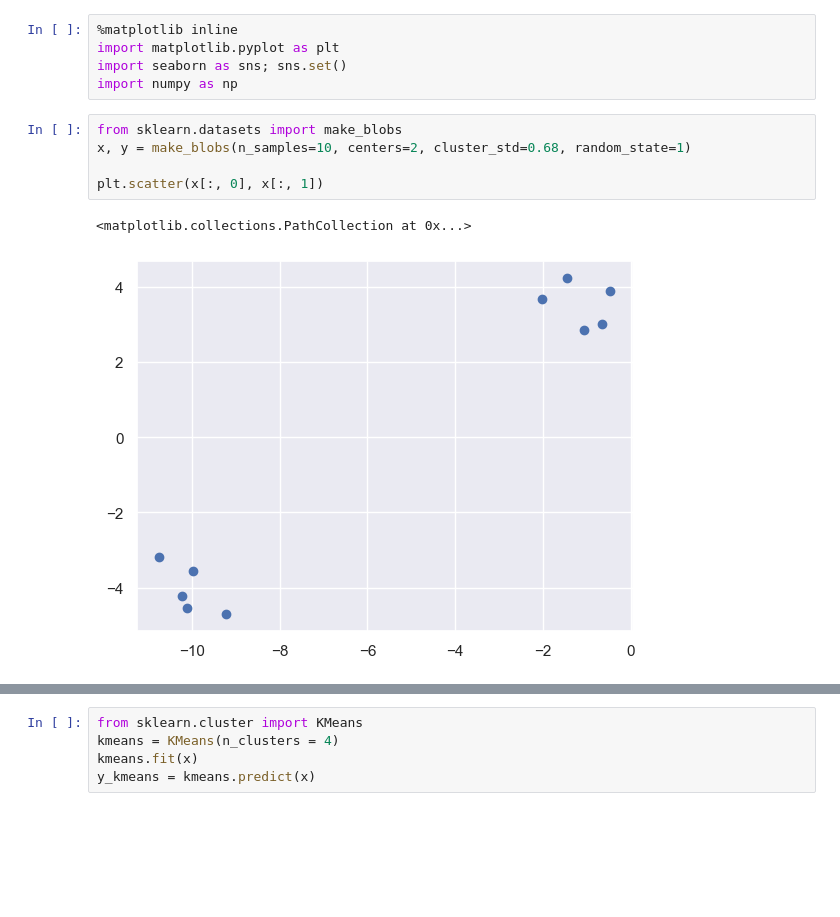
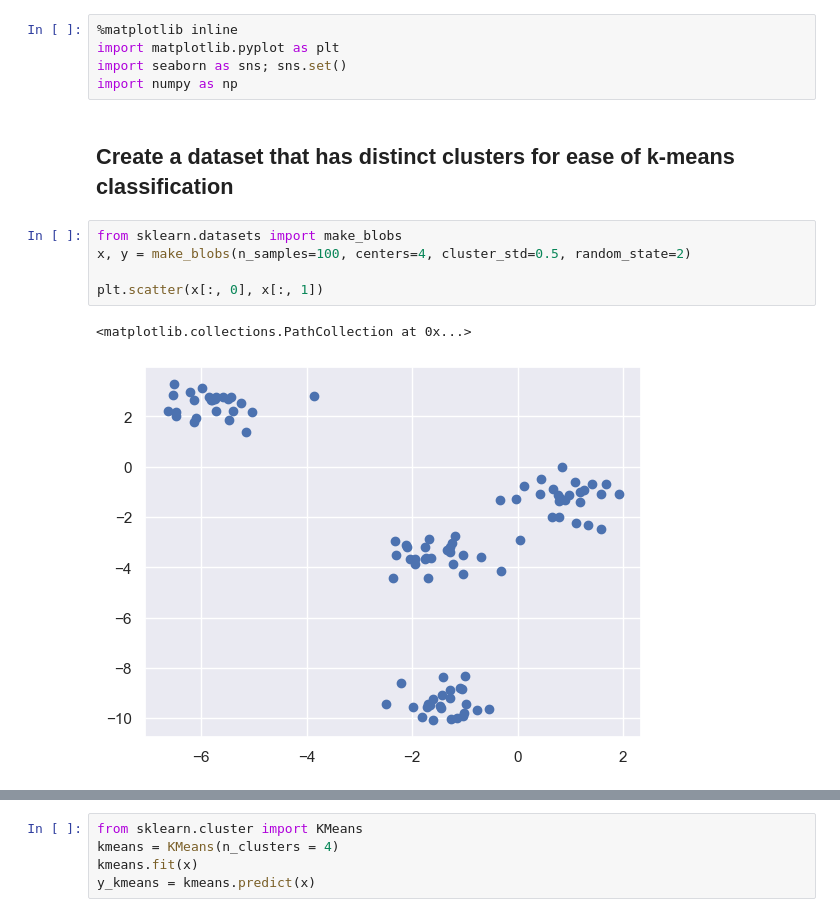
Before and after one commit to justanotherinternetguy/AI-ML, a Jupyter notebook: K-algs/KNN-Scratch/knn.ipynb, the cells around one changed output, grey strips where cells are left out. Cells and saved outputs as stored; diff of their text form; blank space fills up the shorter version.

```diff
--- a/K-algs/KNN-Scratch/knn.ipynb
+++ b/K-algs/KNN-Scratch/knn.ipynb
@@ -3,11 +3,13 @@
 import matplotlib.pyplot as plt
 import seaborn as sns; sns.set()
 import numpy as np
-# %%
-from sklearn.datasets import make_blobs
-x, y = make_blobs(n_samples=10, centers=2, cluster_std=0.68, random_state=1)
-
-plt.scatter(x[:, 0], x[:, 1])
-# %% [output]
-<matplotlib.collections.PathCollection at 0x...>
-[figure, removed]
+# %% [markdown]
+## Create a dataset that has distinct clusters for ease of k-means classification
+# %%
+from sklearn.datasets import make_blobs
+x, y = make_blobs(n_samples=100, centers=4, cluster_std=0.5, random_state=2)
+
+plt.scatter(x[:, 0], x[:, 1])
+# %% [output]
+<matplotlib.collections.PathCollection at 0x...>
+[figure, added]
```
Also changed, not shown: parts of 9 cells of this notebook.
